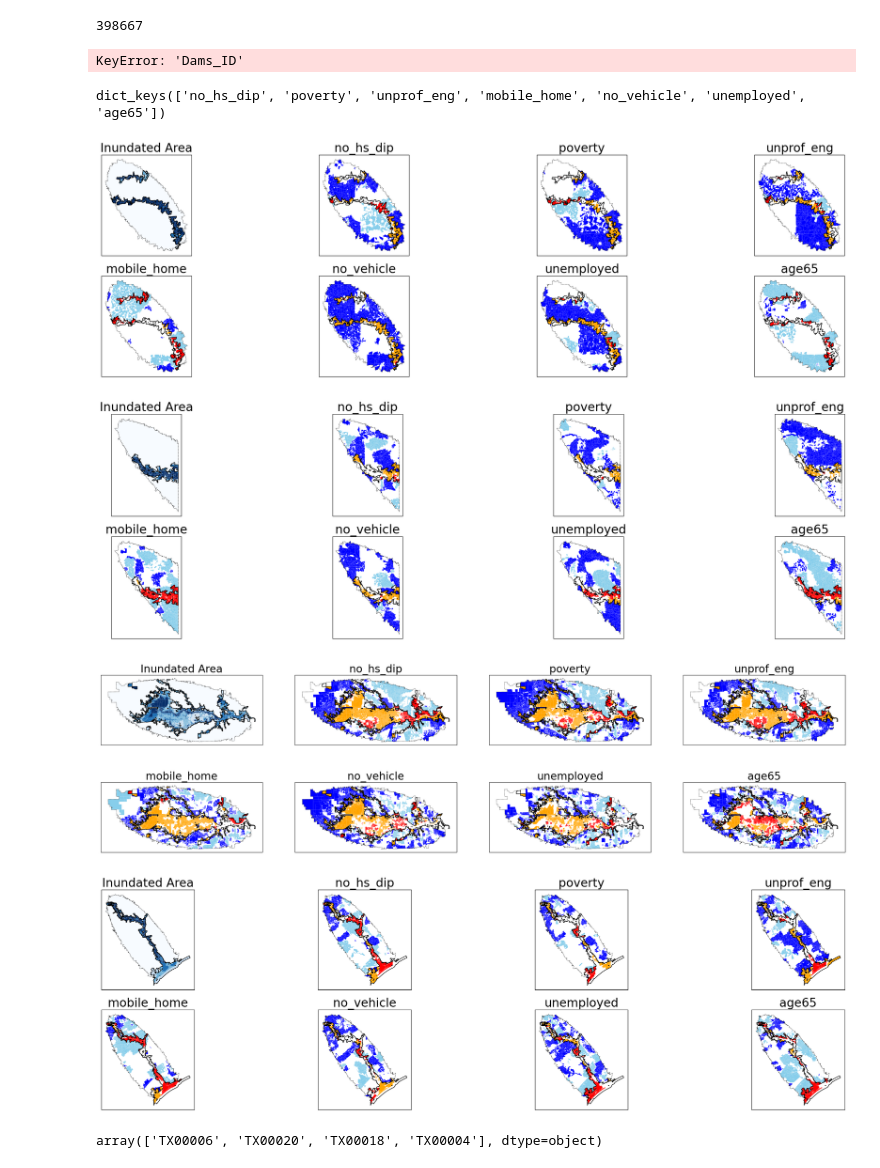
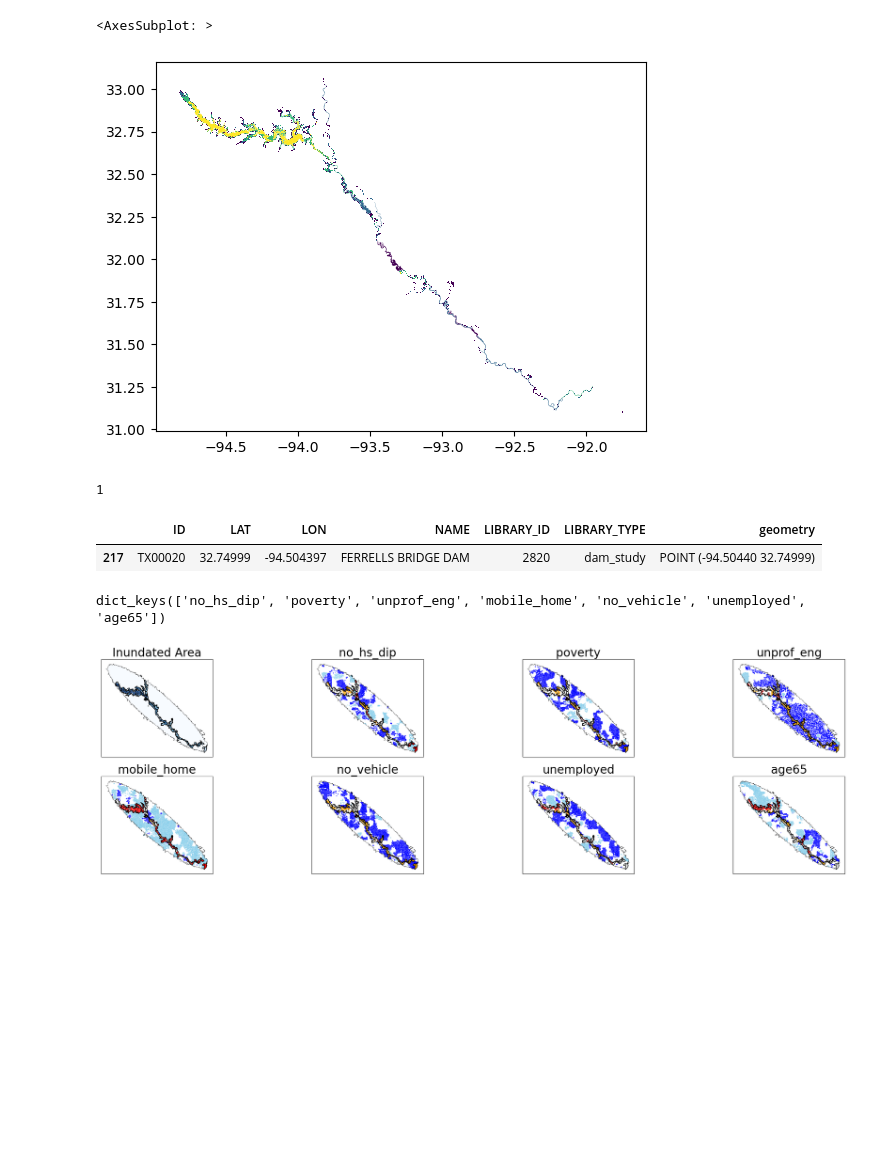
Before and after one commit to I-GUIDE/population_vulnerable_to_dam_failure, a Jupyter notebook: plot_batch_result.ipynb, the cells around one changed output. Drawn from its saved outputs; the diff is of its cells as text; code cells hidden in the pictures; blank space fills up the shorter version.

```diff
--- a/plot_batch_result.ipynb
+++ b/plot_batch_result.ipynb
@@ -59,4 +46,4 @@ len(result['GEOID'].unique())
 # %%
-abc = gpd.read_file('./output/TAS_F_fim_geoid.geojson')
-abc
+lm = gpd.read_file('./output/TAS_F_lm.geojson')
+lm.head(1)
 # %% [output]
@@ -76,4 +52,6 @@ abc
-# %%
-len(abc['GEOID'].unique())
-# %% [output]
-398667
+# %%
+fim = gpd.read_file('./output/TAS_F_fim.geojson')
+fim.plot('value')
+# %% [output]
+<AxesSubplot: >
+[figure, added]
@@ -82,11 +62,13 @@ len(abc['GEOID'].unique())
 fed_dams = requests.get('https://fim.sec.usace.army.mil/ci/fim/getAllEAPStructure').json()
 fed_dams = pd.DataFrame(fed_dams)
 fed_dams = gpd.GeoDataFrame(fed_dams, geometry=gpd.points_from_xy(fed_dams['LON'], fed_dams['LAT'], crs="EPSG:4326"))
-fed_dams = fed_dams.loc[fed_dams['ID'].isin(result['Dam_ID'])]
+fed_dams = fed_dams.loc[fed_dams['ID'].isin(lm['Dam_ID'])]
 print(fed_dams.shape[0])
 fed_dams
 # %% [output]
-KeyError: 'Dams_ID'
+1
+|  | ID | LAT | LON | NAME | LIBRARY_ID | LIBRARY_TYPE | geometry |
+| 217 | TX00020 | 32.74999 | -94.504397 | FERRELLS BRIDGE DAM | 2820 | dam_study | POINT (-94.50440 32.74999) |
 # %%
 census_attr_dic = {'no_hs_dip': 'group(B06009)',     # Percentage of people over 25 without high school diploma
                     'poverty': 'group(B17001)',      # Percentage of people below the poverty level
@@ -101,7 +83,7 @@ census_attr_dic.keys()
 # %% [output]
 dict_keys(['no_hs_dip', 'poverty', 'unprof_eng', 'mobile_home', 'no_vehicle', 'unemployed', 'age65'])
 # %%
-result = result.to_crs(epsg=4326)
+lm = lm.to_crs(epsg=4326)
 # %%
 def plot_bivariate_moran_i_and_local_moran_i(dam_id, fim_geoid_gdf):
     fig, axes = plt.subplots(2, 4, figsize=(30, 8))
@@ -116,39 +98,32 @@ def plot_bivariate_moran_i_and_local_moran_i(dam_id, fim_geoid_gdf):
     inund_area_union = inund_area.dissolve(by='Dam_ID')
 
     fed_dams_focus = fed_dams.loc[fed_dams['ID'] == dam_id].reset_index()
     fed_dams_focus = fed_dams_focus.to_crs(epsg=5070)
 
     # Plot maps
     var_list = ['no_hs_dip', 'poverty', 'unprof_eng', 'mobile_home', 'no_vehicle', 'unemployed', 'age65']
     for m in range(8):
         if m == 0:
             fim_geoid_gdf[fim_geoid_gdf['Dam_ID'] == dam_id].plot('Class', cmap='Blues', ax=ax[m])
             ax[m].set_title(label="Inundated Area", fontsize=24)
         else:
 
             lisa_color = {'HH': 'red', 'LL': 'blue', 'HL': 'orange', 'LH': 'skyblue', 'Not_Sig': 'white'}
 
             for key in lisa_color.keys():
                 fim_geoid_gdf.loc[(fim_geoid_gdf[f'LISA_{var_list[m-1]}'] == key) & (fim_geoid_gdf['Dam_ID'] == dam_id)].plot(ax=ax[m], color=lisa_color[key], legend=True)
 
             ax[m].set_title(label=f"{var_list[m-1]}", fontsize=24)
 
         benchmark_area_union.boundary.plot(ax=ax[m], color='black', lw=0.5, linestyle='dashed')
         inund_area_union.boundary.plot(ax=ax[m], color='black', lw=1)
         ax[m].get_xaxis().set_visible(False)
         ax[m].get_yaxis().set_visible(False)
 
     plt.show()
 
 for dam_id in fed_dams['ID'].unique():
 
-    plot_bivariate_moran_i_and_local_moran_i(dam_id, result)
+    plot_bivariate_moran_i_and_local_moran_i(dam_id, lm)
 # %% [output]
-[figure, old version]
+[figure, new version]
-[figure, removed]
-[figure, removed]
-[figure, removed]
-# %%
-fed_dams['ID'].unique()
-# %% [output]
-array(['TX00006', 'TX00020', 'TX00018', 'TX00004'], dtype=object)
```
Also changed, not shown: parts of 7 cells of this notebook, 2 other files.
